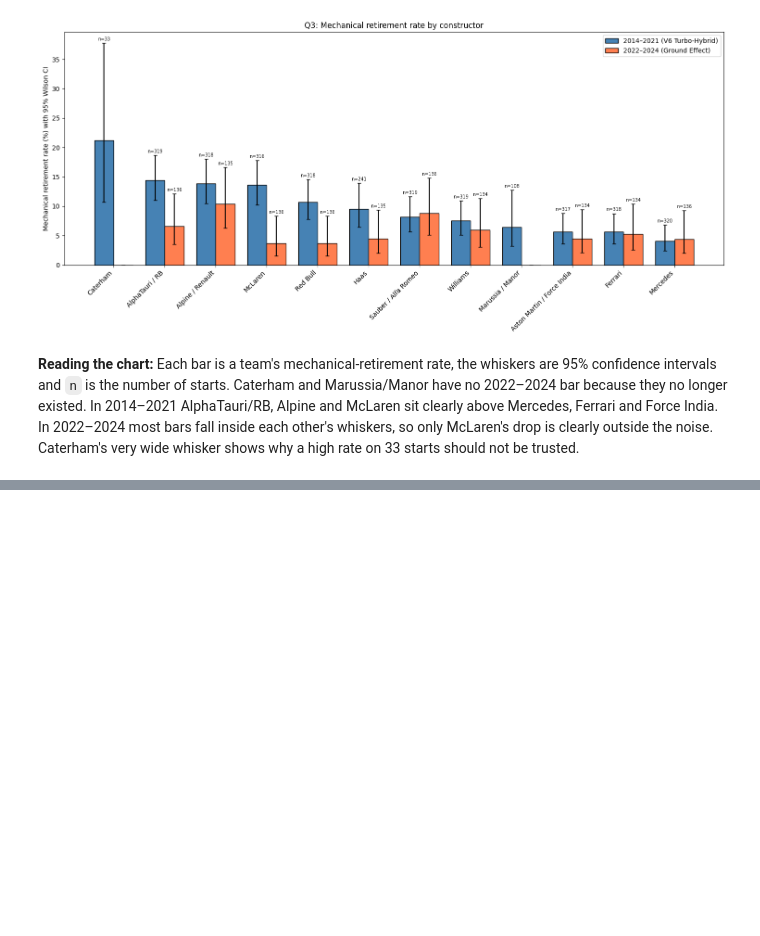
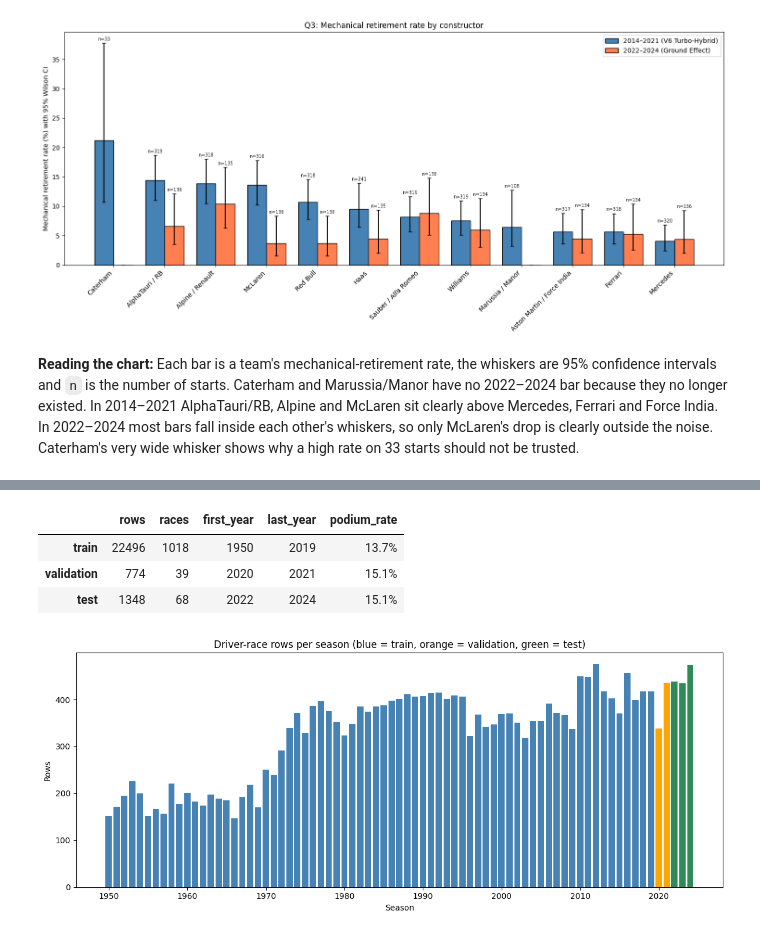
Before and after one commit to youssefyouki/team_12-acl-project-F1-predictoion, a Jupyter notebook: f1-prediction.ipynb, the cells around one changed output, grey strips where cells are left out. Saved outputs shown, nothing was run; the diff lists cells and outputs as text; code cells hidden in the pictures; blank space fills up the shorter version.

```diff
--- a/f1-prediction.ipynb
+++ b/f1-prediction.ipynb
@@ -2040,0 +1933,18 @@ The bar chart shows the raw rates per grid band. The logistic regression isolate
+# %%
+# ── Phase 2, Step 2: Qualifying position ─────────────────────────────────────
+quali_pos = (qualifying_df
+             .reset_index()[['raceId', 'driverId', 'position']]
+             .rename(columns={'position': 'quali_pos'}))
+
+base = base.merge(quali_pos, on=['raceId', 'driverId'], how='left')
+
+# Pre-2003 fallback: use grid as proxy for qualifying position
+base['quali_pos'] = base['quali_pos'].fillna(base['grid'])
+
+# Gap between qualifying and grid captures penalty effect
+base['quali_grid_gap'] = base['grid'] - base['quali_pos']
+
+print(f"Missing quali_pos after fallback: {base['quali_pos'].isna().sum()}")
+print(f"Rows with real qualifying data: {(base['year'] >= 2003).mean():.1%}")
+print(f"\nquali_grid_gap stats:")
+print(base['quali_grid_gap'].describe().round(2))
@@ -2040,0 +2171,47 @@ The bar chart shows the raw rates per grid band. The logistic regression isolate
+# %%
+# ── Time-ordered split ────────────────────────────────────────────────────────
+# Until P1's final modeling table exists we build on q1 (one row per driver per race).
+# To switch later, change only this line:
+model_df = base.copy()
+
+REQUIRED = ['raceId', 'driverId', 'constructorId', 'circuitId', 'year', 'round', 'podium']
+missing = [c for c in REQUIRED if c not in model_df.columns]
+assert not missing, f"Modeling table is missing columns: {missing}"
+
+# Sort so "past" and "future" are well defined
+model_df = model_df.sort_values(['year', 'round', 'raceId']).reset_index(drop=True)
+
+train_df = model_df[model_df['year'] <= 2019].copy()
+val_df   = model_df[model_df['year'].between(2020, 2021)].copy()
+test_df  = model_df[model_df['year'] >= 2022].copy()
+
+# ── Checks ───────────────────────────────────────────────────────────────────
+assert len(train_df) + len(val_df) + len(test_df) == len(model_df), "Rows lost or duplicated"
+assert train_df['year'].max() < val_df['year'].min() < test_df['year'].min(), "Splits overlap in time"
+assert set(train_df['raceId']).isdisjoint(val_df['raceId']) and \
+       set(val_df['raceId']).isdisjoint(test_df['raceId']), "A race appears in two splits"
+
+summary = pd.DataFrame({
+    'rows':        [len(train_df), len(val_df), len(test_df)],
+    'races':       [d['raceId'].nunique() for d in (train_df, val_df, test_df)],
+    'first_year':  [d['year'].min() for d in (train_df, val_df, test_df)],
+    'last_year':   [d['year'].max() for d in (train_df, val_df, test_df)],
+    'podium_rate': [d['podium'].mean() for d in (train_df, val_df, test_df)],
+}, index=['train', 'validation', 'test'])
+display(summary.style.format({'podium_rate': '{:.1%}'}))
+
+# ── Plot: rows per season, coloured by split ──────────────────────────────────
+rows_per_year = model_df.groupby('year').size()
+colors = ['steelblue' if y <= 2019 else 'orange' if y <= 2021 else 'seagreen'
+          for y in rows_per_year.index]
+fig, ax = plt.subplots(figsize=(12, 5))
+ax.bar(rows_per_year.index, rows_per_year.values, color=colors, edgecolor='none')
+ax.set_title('Driver-race rows per season (blue = train, orange = validation, green = test)')
+ax.set_xlabel('Season'); ax.set_ylabel('Rows')
+plt.tight_layout(); plt.show()
+# %% [output]
+|  | rows | races | first_year | last_year | podium_rate |
+| train | 22496 | 1018 | 1950 | 2019 | 13.7% |
+| validation | 774 | 39 | 2020 | 2021 | 15.1% |
+| test | 1348 | 68 | 2022 | 2024 | 15.1% |
+[figure, added]
```
Also changed, not shown: parts of 52 cells of this notebook.
